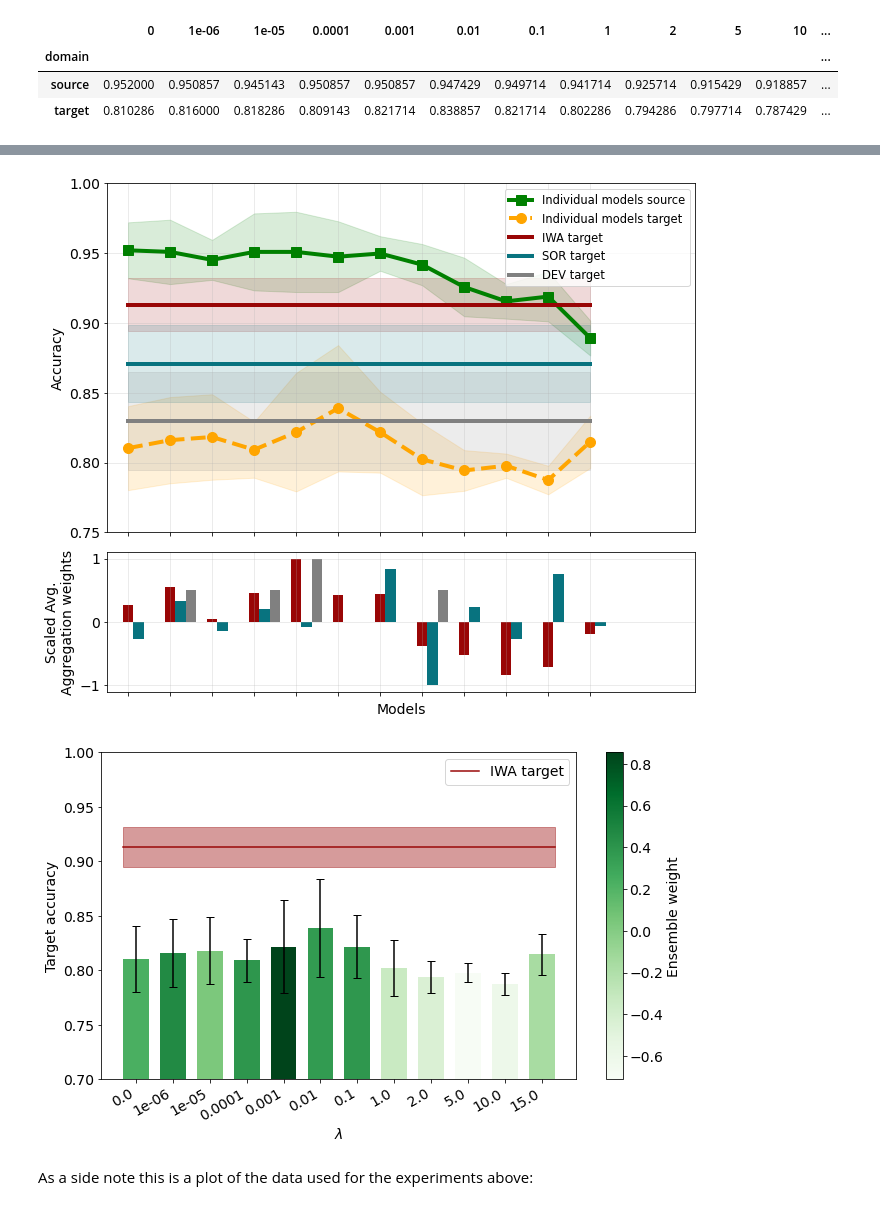
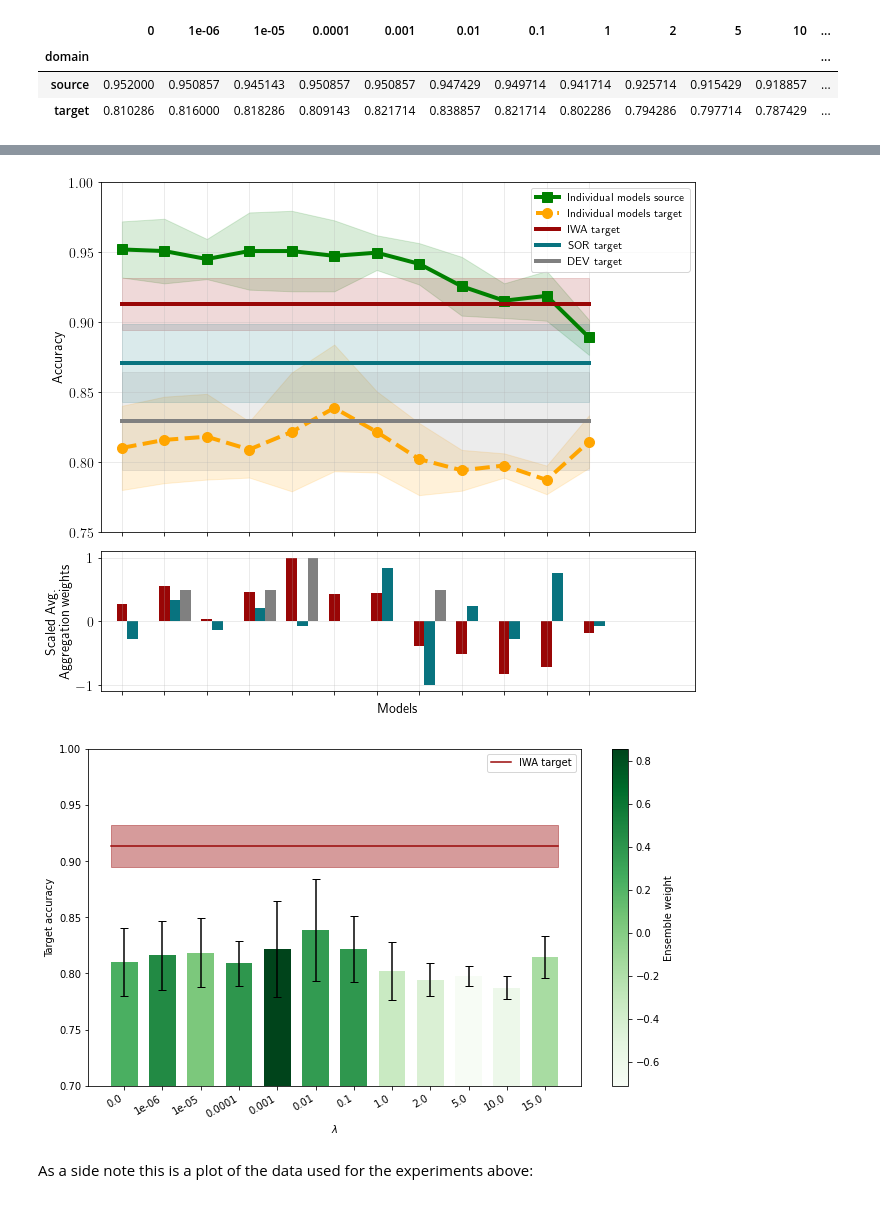
Before and after one commit to maximilianmbeck/viz, a Jupyter notebook: data_viz/data_viz_nb.ipynb, the cells around one changed output, grey strips where cells are left out. Saved outputs shown, nothing was run; the diff lists cells and outputs as text; code cells hidden in the pictures.

Commit message:
add matplotlib latex support

```diff
--- a/data_viz/data_viz_nb.ipynb
+++ b/data_viz/data_viz_nb.ipynb
@@ -79,25 +79,30 @@ ew_df # these are some internal numbers related to the experiments
 |  |  | target_majority_vote | 0.000000 | 0.000000 | 0.000000 | 0.000000 | 0.000000 | 0.000000 | 0.000000 | 0.000000 | ... |
 # %%
 # Now we can plot the data in our tables:
+#! Plot with tex support:
+import os
+os.environ["PATH"] = "/usr/local/texlive/2022/bin/x86_64-linux/" + os.pathsep + os.environ["PATH"]
+mpl.rc('text', usetex=True)
+#!
 
 mpl.rc('font', size=14) # select fontsize in plots
 # mpl.rcdefaults()
 
 # seed='4'
 # src_tgt_acc_df = src_tgt_acc_df.xs(seed, level='seed', drop_level=False)
 # ew_df = ew_df.xs(seed, level='seed', drop_level=False)
 # sns.set()
 f = paperplot2_lambdas_vs_accuracy_vs_ensemble_weights_bars(src_tgt_acc_df,
                                                            ew_df,
                                                            title='',
                                                            ensemble_methods=['agg', 'source_reg', 'dev'],
                                                            domains=[],
                                                            plot_errorbars=True,
                                                            rescale_weights=True,
                                                            alpha=0.15,
                                                            ylim=(0.75, 1.0))
 # %% [output]
-[figure, old version]
+[figure, new version]
 # %%
 # this is how you save your figure:
 # f.savefig('moons_iwa_accuracy.png', dpi=300, bbox_inches='tight') # as image
@@ -106,7 +111,7 @@ f = paperplot2_lambdas_vs_accuracy_vs_ensemble_weights_bars(src_tgt_acc_df,
 # Or create a different plot from the same data:
 f = paperplot_lambdas_vs_accuracy_barplot(src_tgt_acc_df, ew_df, title='', cmap='Greens', ensemble_methods = ['agg'])
 # %% [output]
-[figure, old version]
+[figure, new version]
 # %% [markdown]
 As a side note this is a plot of the data used for the experiments above:
 # %%
```
Also changed, not shown: parts of 1 cell of this notebook, 1 other file.
